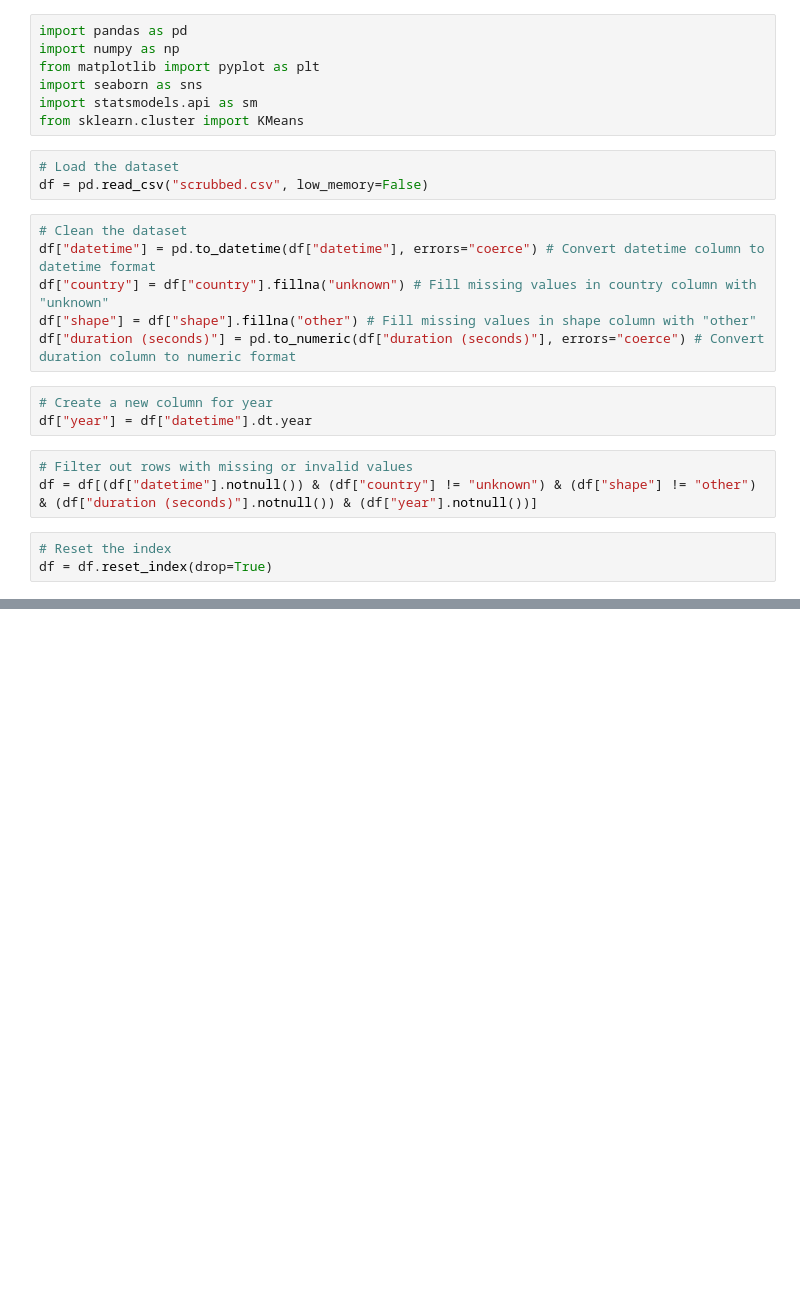
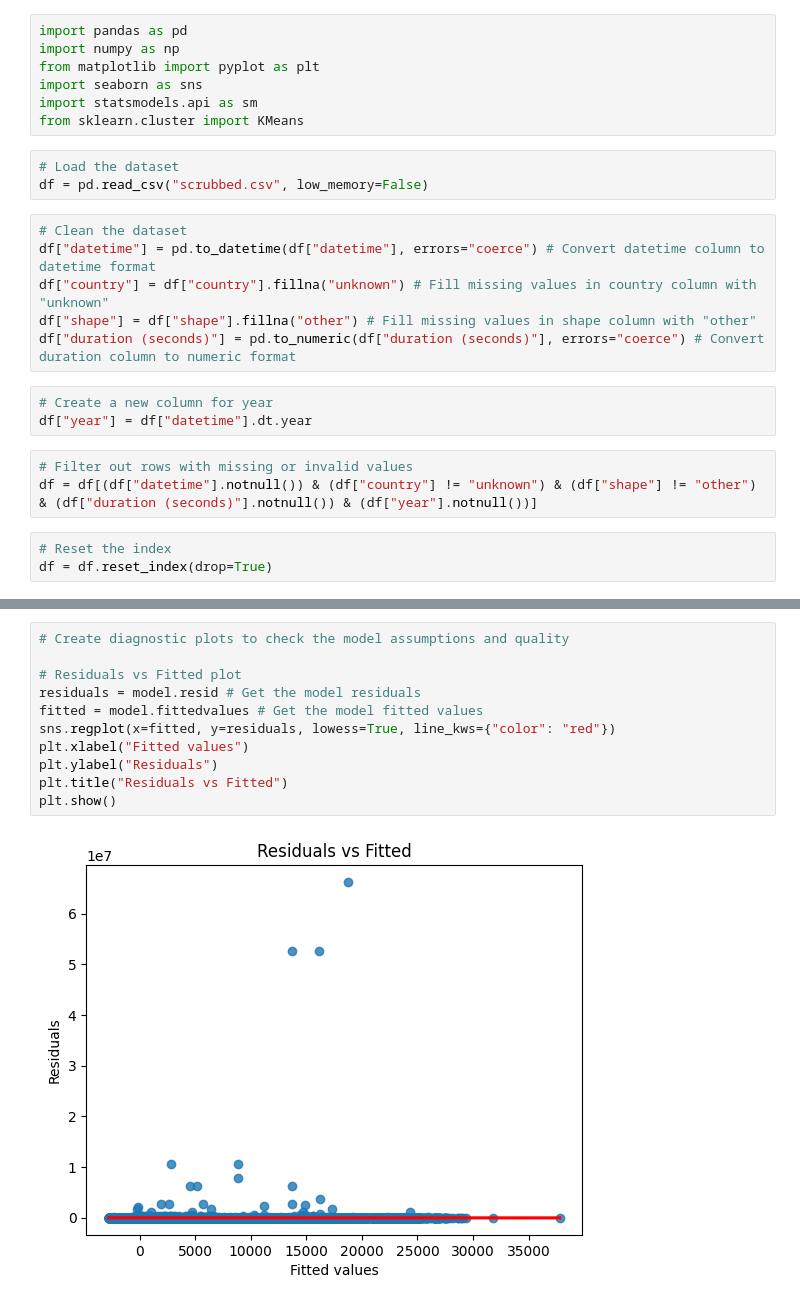
Before and after one commit to thechemist54/MSDS530-GCollab, a Jupyter notebook: UFOSIghtings.ipynb, the cells around one changed output, grey strips where cells are left out. Drawn from its saved outputs; the diff is of its cells as text; blank space fills up the shorter version.

```diff
--- a/UFOSIghtings.ipynb
+++ b/UFOSIghtings.ipynb
@@ -81,0 +125,13 @@ plt.show()
+# %%
+# Create diagnostic plots to check the model assumptions and quality
+
+# Residuals vs Fitted plot
+residuals = model.resid # Get the model residuals
+fitted = model.fittedvalues # Get the model fitted values
+sns.regplot(x=fitted, y=residuals, lowess=True, line_kws={"color": "red"})
+plt.xlabel("Fitted values")
+plt.ylabel("Residuals")
+plt.title("Residuals vs Fitted")
+plt.show()
+# %% [output]
+[figure, added]
```
Also changed, not shown: parts of 18 cells of this notebook.
